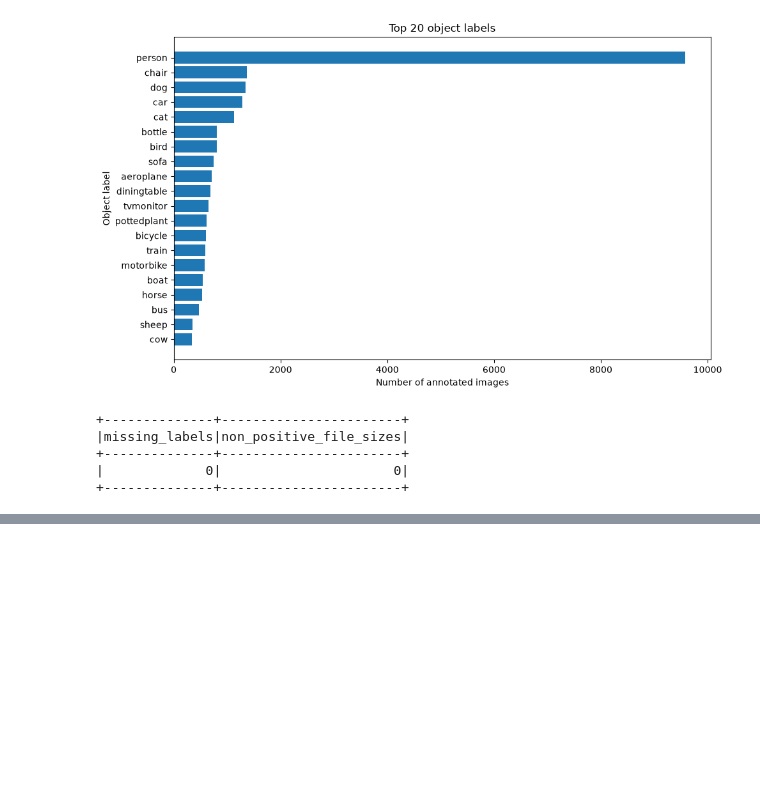
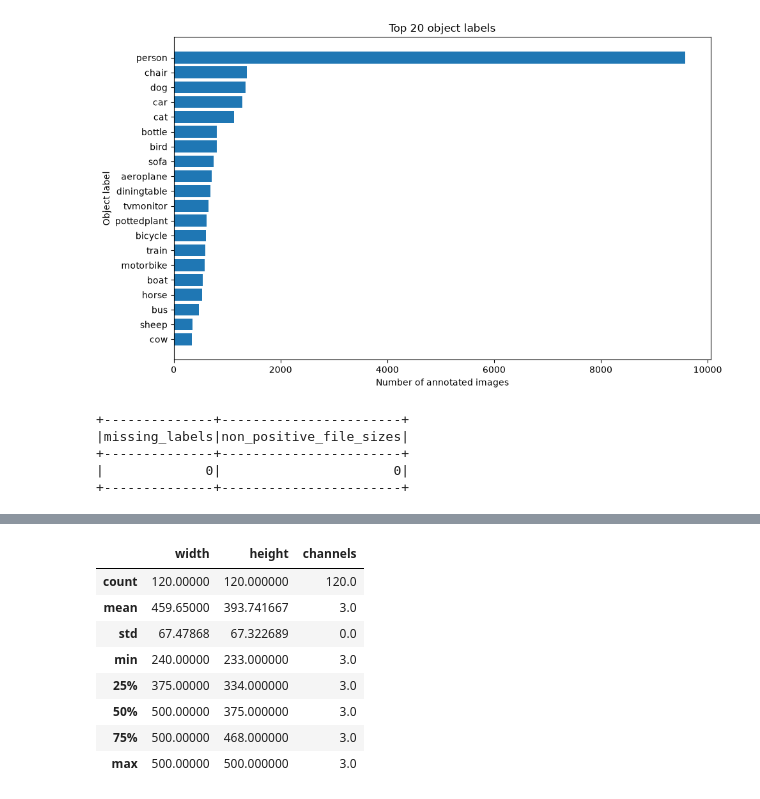
Before and after one commit to EMWCCN/pdan8412-2026-poe-part-3-convolutional-neural-networks-cnn-st10256074, a Jupyter notebook: notebook.ipynb, the cells around one changed output, grey strips where cells are left out. Cells and saved outputs as stored; diff of their text form; code cells hidden in the pictures; blank space fills up the shorter version.

```diff
--- a/notebook.ipynb
+++ b/notebook.ipynb
@@ -262,0 +319,13 @@ quality_df.show()
+# %%
+# stats of subset
+image_properties_df.describe()
+# %% [output]
+|  | width | height | channels |
+| count | 120.00000 | 120.000000 | 120.0 |
+| mean | 459.65000 | 393.741667 | 3.0 |
+| std | 67.47868 | 67.322689 | 0.0 |
+| min | 240.00000 | 233.000000 | 3.0 |
+| 25% | 375.00000 | 334.000000 | 3.0 |
+| 50% | 500.00000 | 375.000000 | 3.0 |
+| 75% | 500.00000 | 468.000000 | 3.0 |
+| max | 500.00000 | 500.000000 | 3.0 |
```
Also changed, not shown: parts of 1 cell of this notebook.
